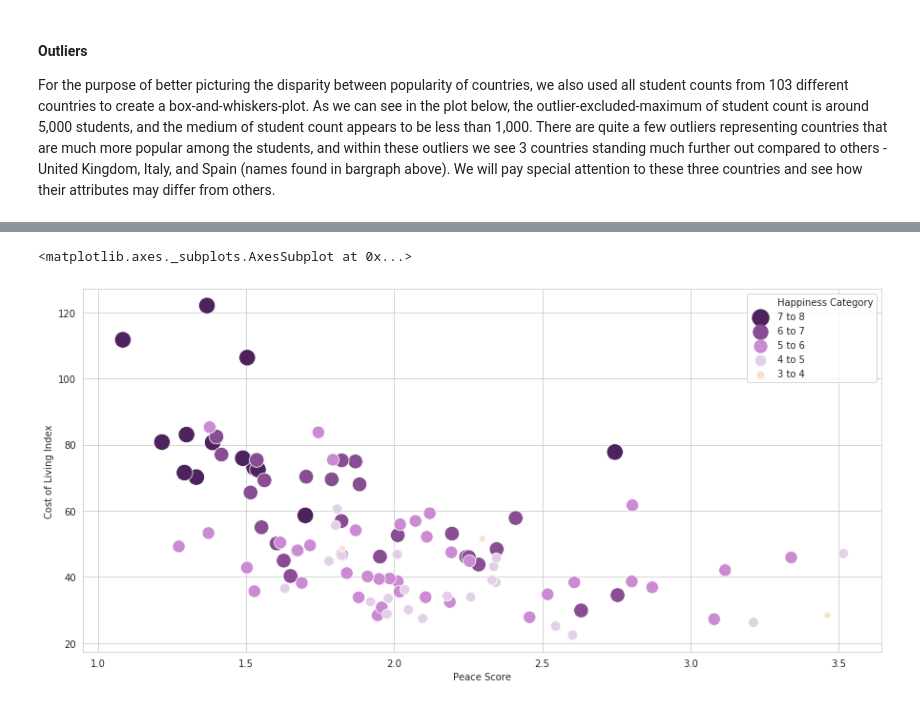
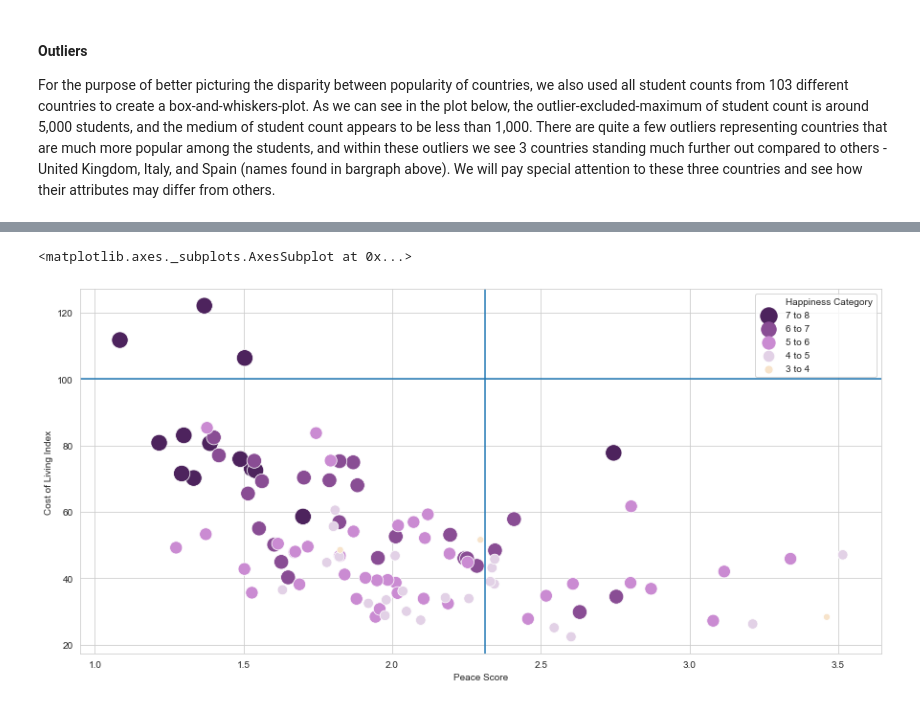
Before and after one commit to richardmu000/320-Final, a Jupyter notebook: 320 Final Project Richard Mu Xinyao Chen.ipynb, the cells around one changed output, grey strips where cells are left out. Saved outputs shown, nothing was run; the diff lists cells and outputs as text; code cells hidden in the pictures.

```diff
--- a/320 Final Project Richard Mu Xinyao Chen.ipynb
+++ b/320 Final Project Richard Mu Xinyao Chen.ipynb
@@ -301,19 +322,29 @@ for index, row in fulldata.iterrows():
 fulldata['Happiness Category'] = category
 # %%
 #cmap = sns.cubehelix_palette(dark = .3, light = .8, as_cmap=True)
+plt.clf()
 palette = {"2 to 3":"#FFF8EF","3 to 4":"#F7E3CA", "4 to 5":"#E2D1E6", "5 to 6":"#ca8bd2",
            "6 to 7":"#894d94", "7 to 8":"#4D235D"}
 
 sizesdict = {"2 to 3":2,"3 to 4":4, "4 to 5":6, "5 to 6":8,
            "6 to 7":10, "7 to 8":12}
 
 hap_sort = fulldata.sort_values("Happiness Score", ascending = False)
 hap_peace = sns.scatterplot(x="Peace Score", y="Cost of Living Index", hue="Happiness Category",
                             size = "Happiness Category",
                             sizes = (50,300),
                             palette=palette,
                             data = hap_sort)
+
+USCost = 100
+plt.axhline(USCost,0,1)
+ax.text(1.0, USCost+0.8, 'United States', color = 'steelblue')
+
+USPeace = peace_index.loc[peace_index['Country'] == 'United States']['2017 score']
+plt.axvline(USPeace.values[0],0,1)
+ax.text(USPeace.values[0] + 0.035, 90, 'United States', color = 'steelblue')
+
 hap_peace
 # %% [output]
 <matplotlib.axes._subplots.AxesSubplot at 0x...>
-[figure, old version]
+[figure, new version]
```
Also changed, not shown: parts of 23 cells of this notebook.
